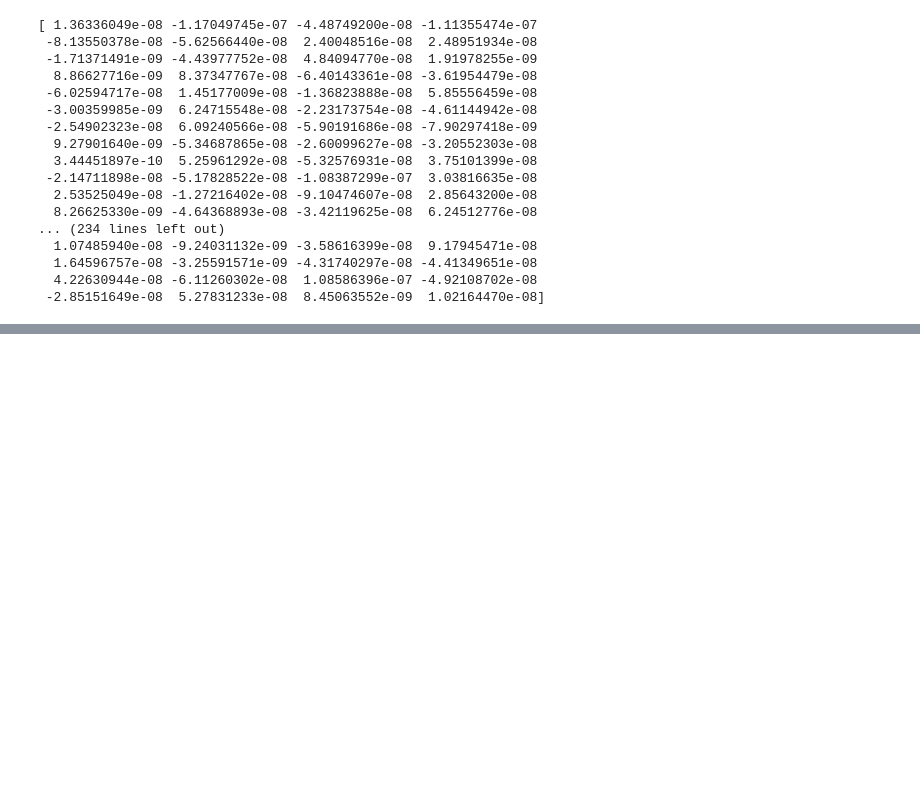
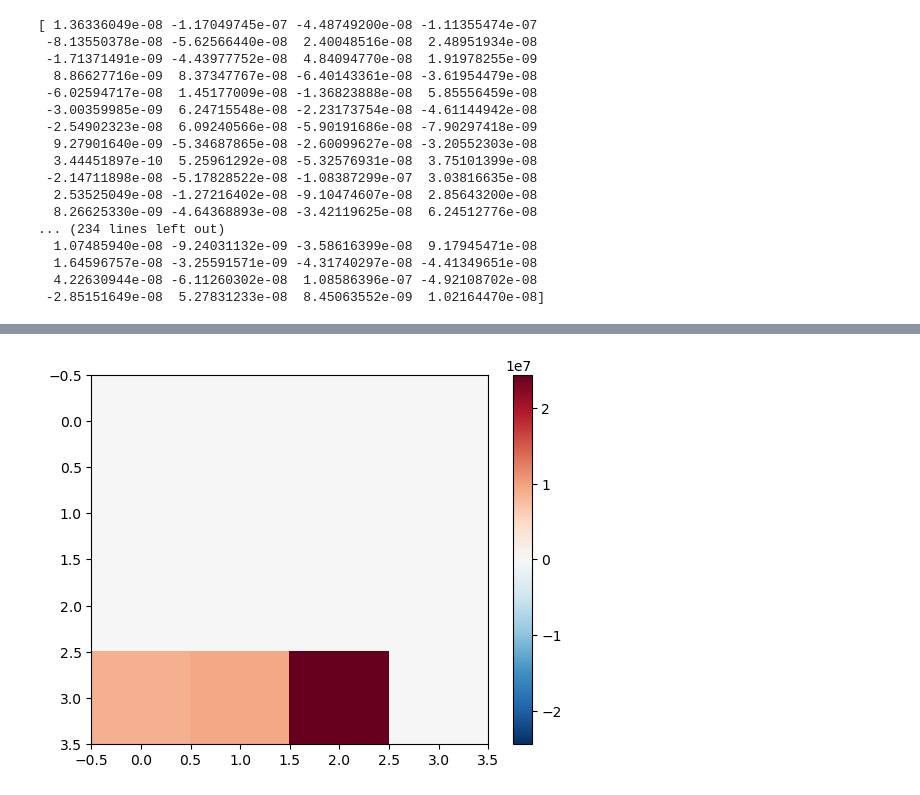
Before and after one commit to YagoMCastro/inversion-msc-2025, a Jupyter notebook: inv_grav.ipynb, the cells around one changed output, grey strips where cells are left out. Drawn from its saved outputs; the diff is of its cells as text; code cells hidden in the pictures; blank space fills up the shorter version.

```diff
--- a/inv_grav.ipynb
+++ b/inv_grav.ipynb
@@ -138,0 +153,4 @@ KeyboardInterrupt:
+# %%
+result = R@H
+# %% [output]
+[figure, added]
```
Also changed, not shown: parts of 4 cells of this notebook.
